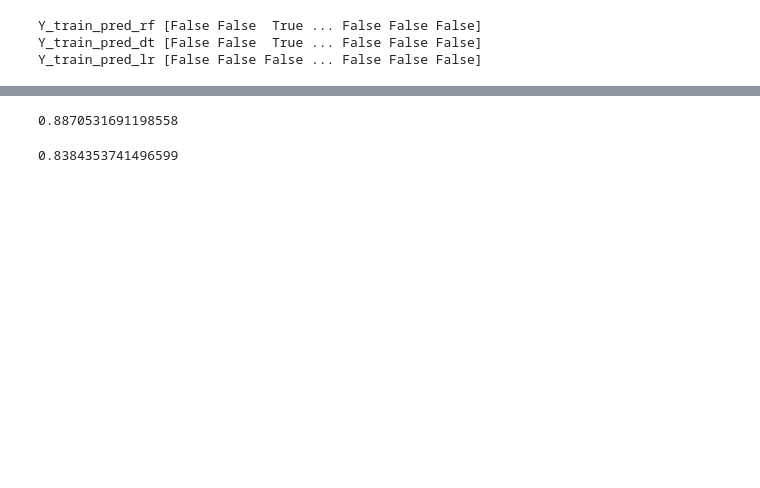
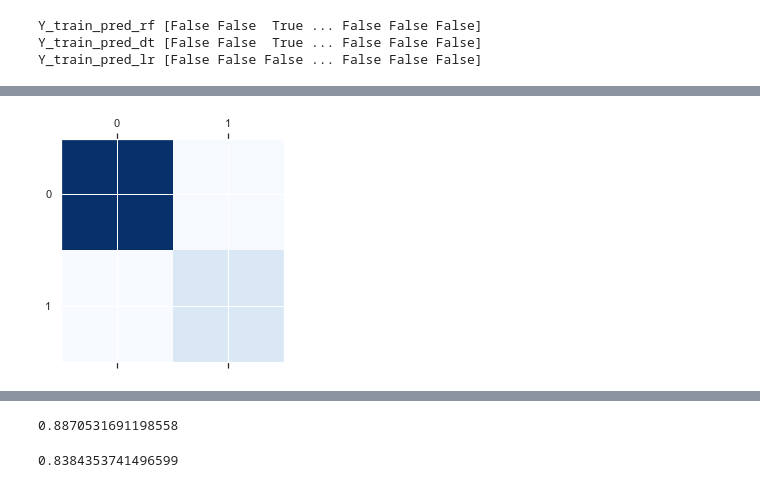
Before and after one commit to ramdaniAli/IA_PROJECT, a Jupyter notebook: project_test.ipynb, the cells around one changed output, grey strips where cells are left out. Saved outputs shown, nothing was run; the diff lists cells and outputs as text; code cells hidden in the pictures; blank space fills up the shorter version.

```diff
--- a/project_test.ipynb
+++ b/project_test.ipynb
@@ -826,0 +831,6 @@ cmlg [[2958    0]
+# %%
+
+plt.matshow(cmdt, cmap=plt.cm.Blues)
+plt.show()
+# %% [output]
+[figure, added]
```
Also changed, not shown: parts of 9 cells of this notebook, 1 other file.
